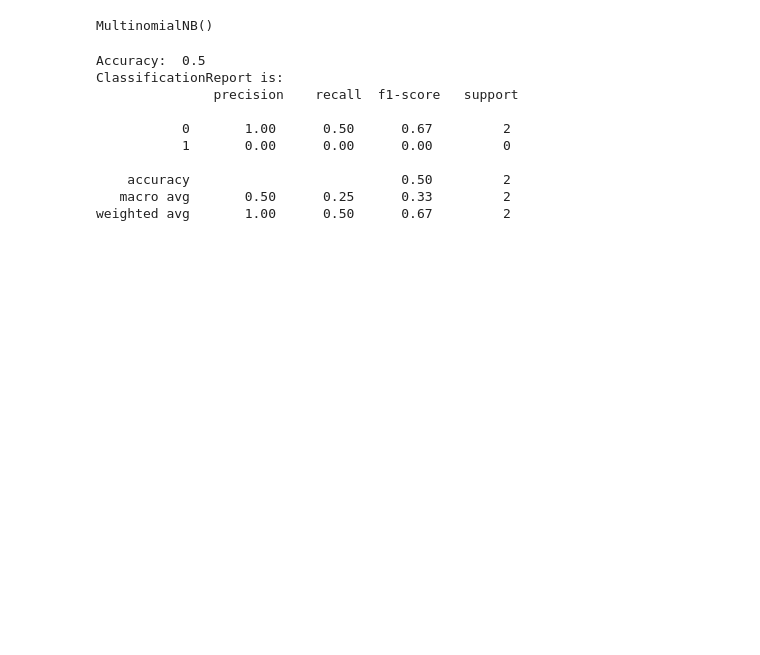
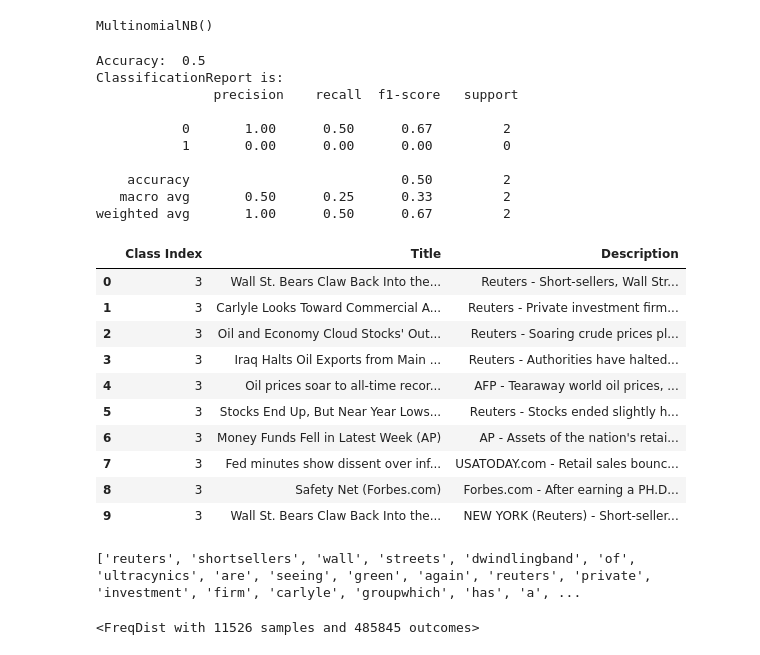
Before and after one commit to MubeenBhatti563/Daily_Coding_Practice, a Jupyter notebook: Practice/NLP/Classification.ipynb, the cells around one changed output. Cells and saved outputs as stored; diff of their text form; code cells hidden in the pictures; blank space fills up the shorter version.

Commit message:
Trained simple data for Naive_Bayes and much more

```diff
--- a/Practice/NLP/Classification.ipynb
+++ b/Practice/NLP/Classification.ipynb
@@ -107,3 +107,19 @@ ClassificationReport is:
     accuracy                           0.50         2
    macro avg       0.50      0.25      0.33         2
 weighted avg       1.00      0.50      0.67         2
+# %%
+import pandas as pd
+data = pd.read_csv("train.csv")
+data.head(10)
+# %% [output]
+|  | Class Index | Title | Description |
+| 0 | 3 | Wall St. Bears Claw Back Into the... | Reuters - Short-sellers, Wall Str... |
+| 1 | 3 | Carlyle Looks Toward Commercial A... | Reuters - Private investment firm... |
+| 2 | 3 | Oil and Economy Cloud Stocks' Out... | Reuters - Soaring crude prices pl... |
+| 3 | 3 | Iraq Halts Oil Exports from Main ... | Reuters - Authorities have halted... |
+| 4 | 3 | Oil prices soar to all-time recor... | AFP - Tearaway world oil prices, ... |
+| 5 | 3 | Stocks End Up, But Near Year Lows... | Reuters - Stocks ended slightly h... |
+| 6 | 3 | Money Funds Fell in Latest Week (AP) | AP - Assets of the nation's retai... |
+| 7 | 3 | Fed minutes show dissent over inf... | USATODAY.com - Retail sales bounc... |
+| 8 | 3 | Safety Net (Forbes.com) | Forbes.com - After earning a PH.D... |
+| 9 | 3 | Wall St. Bears Claw Back Into the... | NEW YORK (Reuters) - Short-seller... |
@@ -109,0 +141,15 @@ weighted avg       1.00      0.50      0.67         2
+# %%
+clean_text3 = []
+for x in words_tokens:
+    for y in x:
+        clean_text3.append(y)
+print(clean_text3)
+# %% [output]
+['reuters', 'shortsellers', 'wall', 'streets', 'dwindlingband', 'of', 'ultracynics', 'are', 'seeing', 'green', 'again', 'reuters', 'private', 'investment', 'firm', 'carlyle', 'groupwhich', 'has', 'a', ...
+# %%
+for words in clean_text3:
+    for word in words:
+        fdist[word] +=1
+print(fdist)
+# %% [output]
+<FreqDist with 11526 samples and 485845 outcomes>
```
Also changed, not shown: parts of 4 cells of this notebook.
